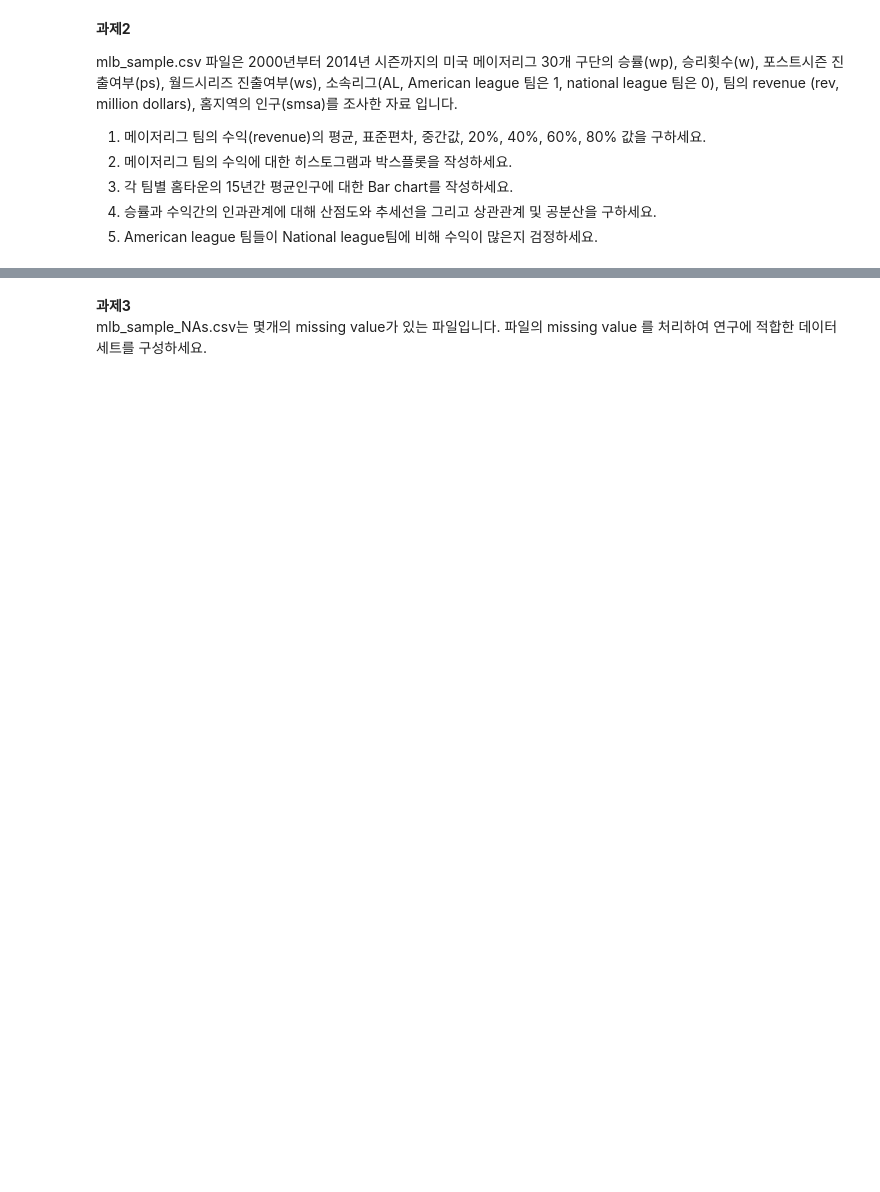
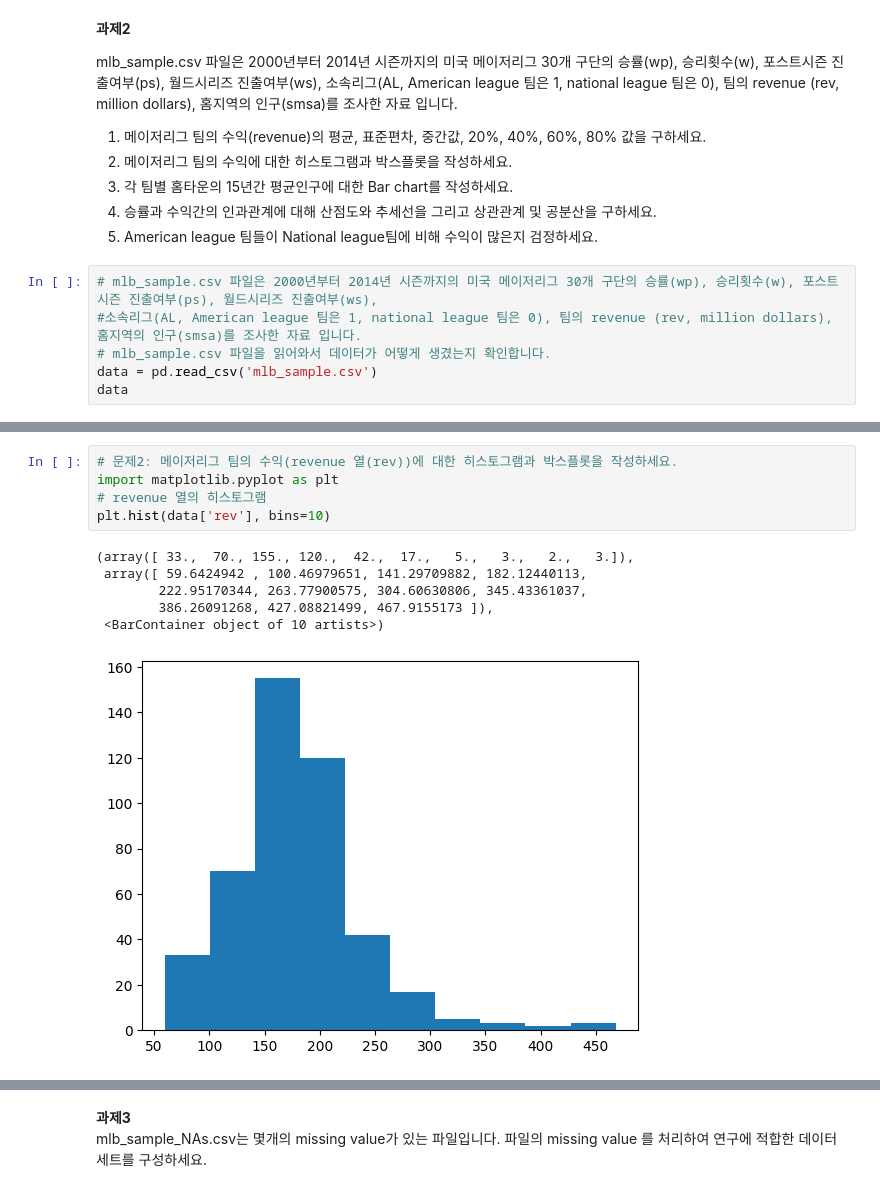
Before and after one commit to arkwith7/aSSIST_DM1, a Jupyter notebook: DM1_Stats_new.ipynb, the cells around one changed output, grey strips where cells are left out. Saved outputs shown, nothing was run; the diff lists cells and outputs as text; blank space fills up the shorter version.

```diff
--- a/DM1_Stats_new.ipynb
+++ b/DM1_Stats_new.ipynb
@@ -287,3 +402,9 @@ mlb_sample.csv 파일은 2000년부터 2014년 시즌까지의 미국 메이저
 3.   각 팀별 홈타운의 15년간 평균인구에 대한 Bar chart를 작성하세요.
 4.   승률과 수익간의 인과관계에 대해 산점도와 추세선을 그리고 상관관계 및 공분산을 구하세요.
 5.   American league 팀들이 National league팀에 비해 수익이 많은지 검정하세요.
+# %%
+# mlb_sample.csv 파일은 2000년부터 2014년 시즌까지의 미국 메이저리그 30개 구단의 승률(wp), 승리횟수(w), 포스트시즌 진출여부(ps), 월드시리즈 진출여부(ws),
+#소속리그(AL, American league 팀은 1, national league 팀은 0), 팀의 revenue (rev, million dollars), 홈지역의 인구(smsa)를 조사한 자료 입니다.
+# mlb_sample.csv 파일을 읽어와서 데이터가 어떻게 생겼는지 확인합니다.
+data = pd.read_csv('mlb_sample.csv')
+data
@@ -289,0 +485,12 @@ mlb_sample.csv 파일은 2000년부터 2014년 시즌까지의 미국 메이저
+# %%
+# 문제2: 메이저리그 팀의 수익(revenue 열(rev))에 대한 히스토그램과 박스플롯을 작성하세요.
+import matplotlib.pyplot as plt
+# revenue 열의 히스토그램
+plt.hist(data['rev'], bins=10)
+# %% [output]
+(array([ 33.,  70., 155., 120.,  42.,  17.,   5.,   3.,   2.,   3.]),
+ array([ 59.6424942 , 100.46979651, 141.29709882, 182.12440113,
+        222.95170344, 263.77900575, 304.60630806, 345.43361037,
+        386.26091268, 427.08821499, 467.9155173 ]),
+ <BarContainer object of 10 artists>)
+[figure, added]
```
Also changed, not shown: parts of 25 cells of this notebook, 27 other files.
